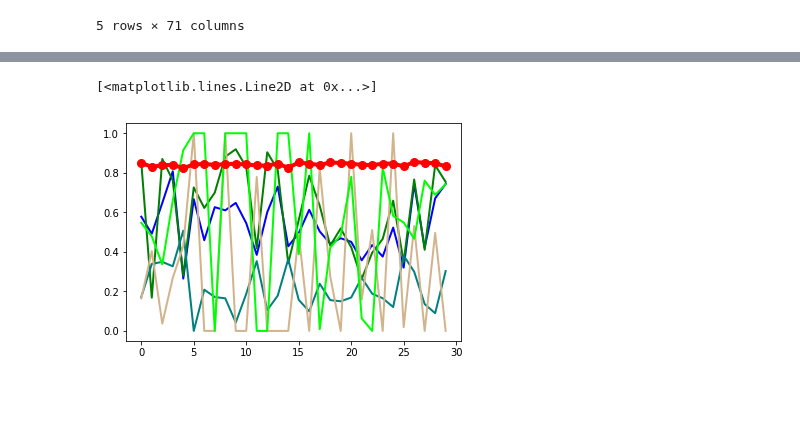
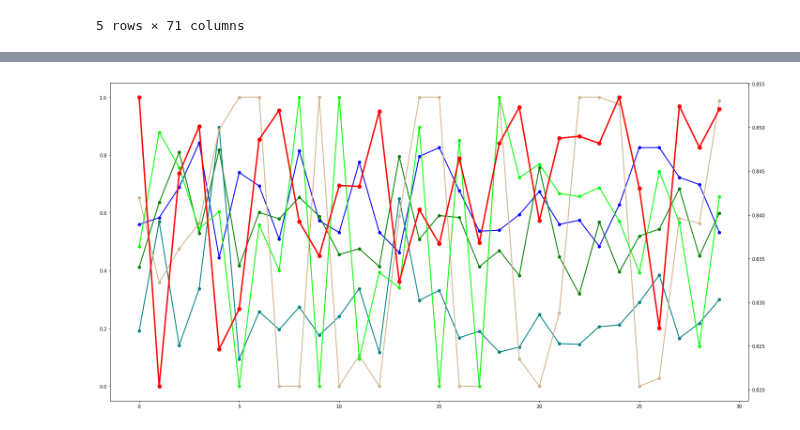
Before and after one commit to 2018HCIntern/2018HCIntern, a Jupyter notebook: AutoMl/Visualization.ipynb, the cells around one changed output, grey strips where cells are left out. Drawn from its saved outputs; the diff is of its cells as text; code cells hidden in the pictures; blank space fills up the shorter version.

Commit message:
visualization with line graph

```diff
--- a/AutoMl/Visualization.ipynb
+++ b/AutoMl/Visualization.ipynb
@@ -202,12 +204,20 @@ colsample_bytreeP = (colsample_bytreeP - 0.1) / 0.9
 # %%
 import matplotlib.pyplot as plt
 df = pd.DataFrame({'step' : np.arange(30), 'min_child_weight' : min_child_weightP, 'max_depth' : max_depthP, 'gamma' : gammaP, 'subsample' : subsampleP, 'colsample_bytree' : colsample_bytreeP, 'auc' : aucP})
-plt.plot( 'step', 'min_child_weight', data=df, marker='', color='blue', linewidth=2)
-plt.plot( 'step', 'max_depth', data = df, marker = '', color = 'green', linewidth = 2)
-plt.plot( 'step', 'gamma', data = df, marker = '', color = 'teal', linewidth = 2)
-plt.plot( 'step', 'subsample', data = df, marker = '', color = 'tan', linewidth = 2)
-plt.plot( 'step', 'colsample_bytree', data = df, marker = '', color = 'lime', linewidth = 2)
-plt.plot( 'step', 'auc', data = df, marker = 'o', color = 'red', markersize = 8, linewidth = 4)
+
+fig, ax1 = plt.subplots(figsize = (20,10))
+
+ax1.plot( 'step', 'min_child_weight', data=df, marker='o', color='blue', linewidth=2, label = 'min_child_weight')
+ax1.plot( 'step', 'max_depth', data = df, marker = 'o', color = 'green', linewidth = 2, label = 'max_depth')
+ax1.plot( 'step', 'gamma', data = df, marker = 'o', color = 'teal', linewidth = 2, label = 'gamma')
+ax1.plot( 'step', 'subsample', data = df, marker = 'o', color = 'tan', linewidth = 2, label = 'subsample')
+ax1.plot( 'step', 'colsample_bytree', data = df, marker = 'o', color = 'lime', linewidth = 2, label = 'colsample_bytree')
+
+ax2 = ax1.twinx()
+ax2.plot( 'step', 'auc', data = df, marker = 'o', color = 'red', markersize = 8, linewidth = 3, label = 'auc')
+
+fig.tight_layout()
+
+plt.show()
 # %% [output]
-[<matplotlib.lines.Line2D at 0x...>]
-[figure, old version]
+[figure, new version]
```
Also changed, not shown: parts of 5 cells of this notebook.
